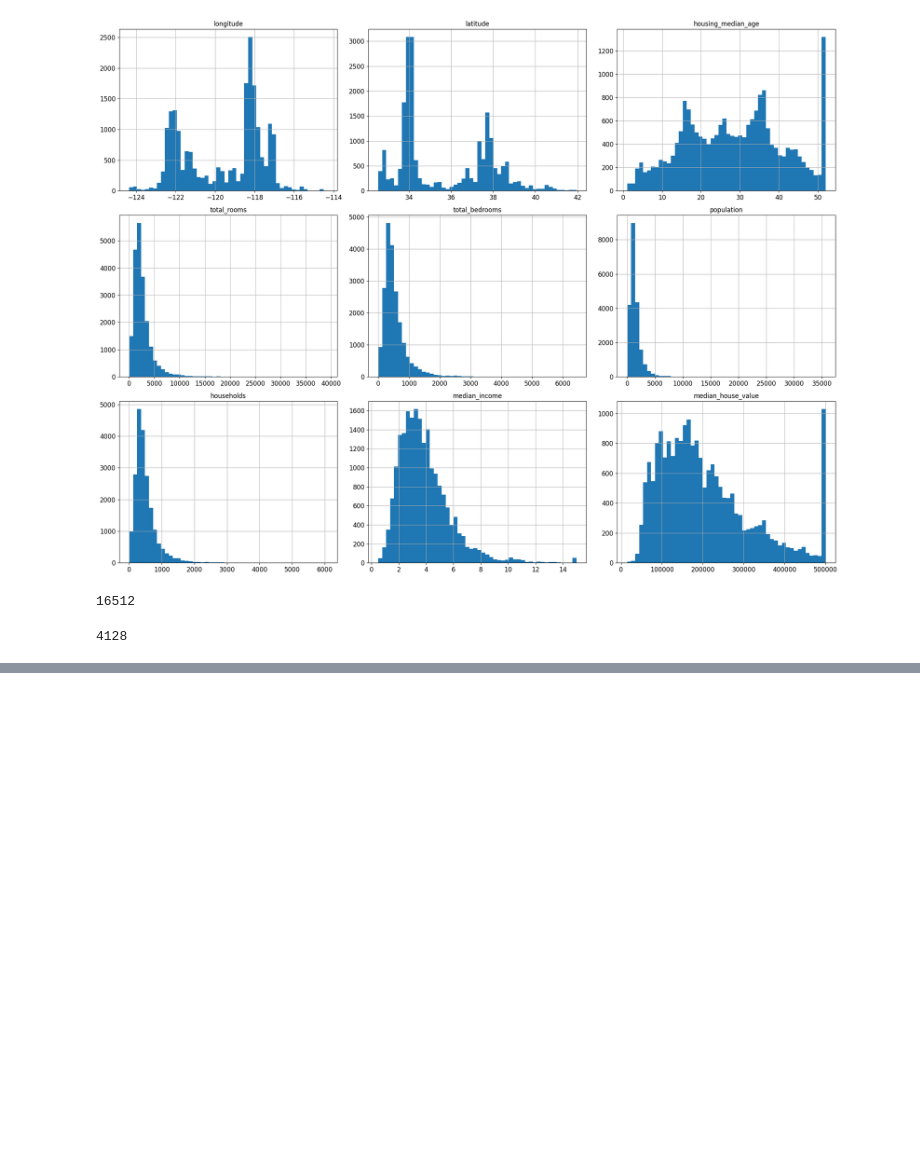
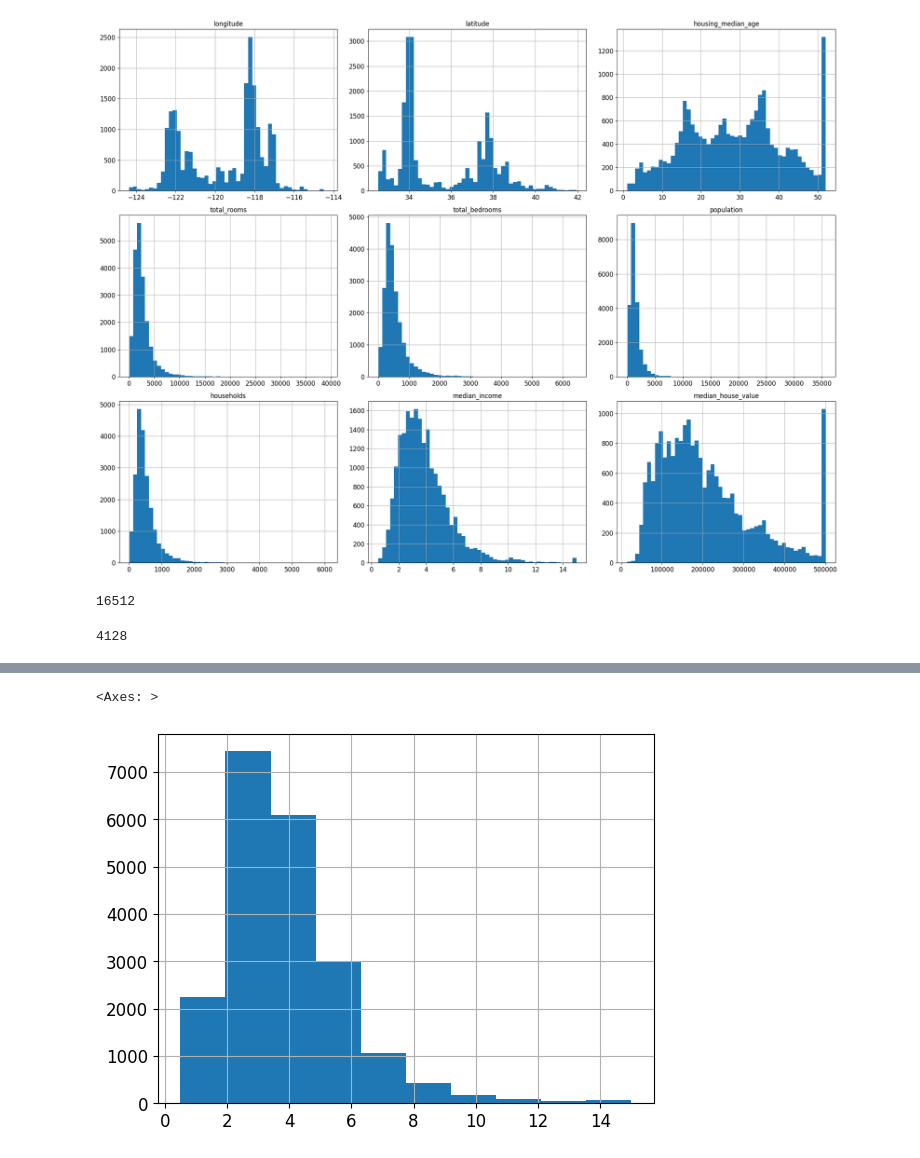
Before and after one commit to aman2909-creator/housing-ml-project, a Jupyter notebook: project1.ipynb, the cells around one changed output, grey strips where cells are left out. Saved outputs shown, nothing was run; the diff lists cells and outputs as text; code cells hidden in the pictures; blank space fills up the shorter version.

```diff
--- a/project1.ipynb
+++ b/project1.ipynb
@@ -134,0 +171,5 @@ len(test_set)
+# %%
+housing['median_income'].hist()
+# %% [output]
+<Axes: >
+[figure, added]
```
Also changed, not shown: parts of 5 cells of this notebook.
